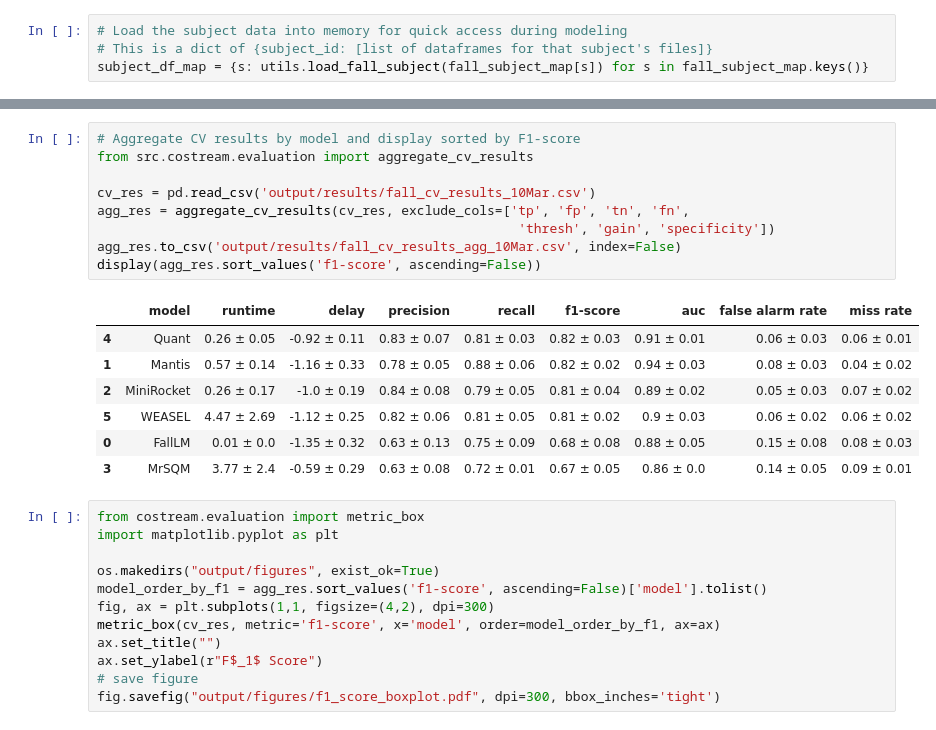
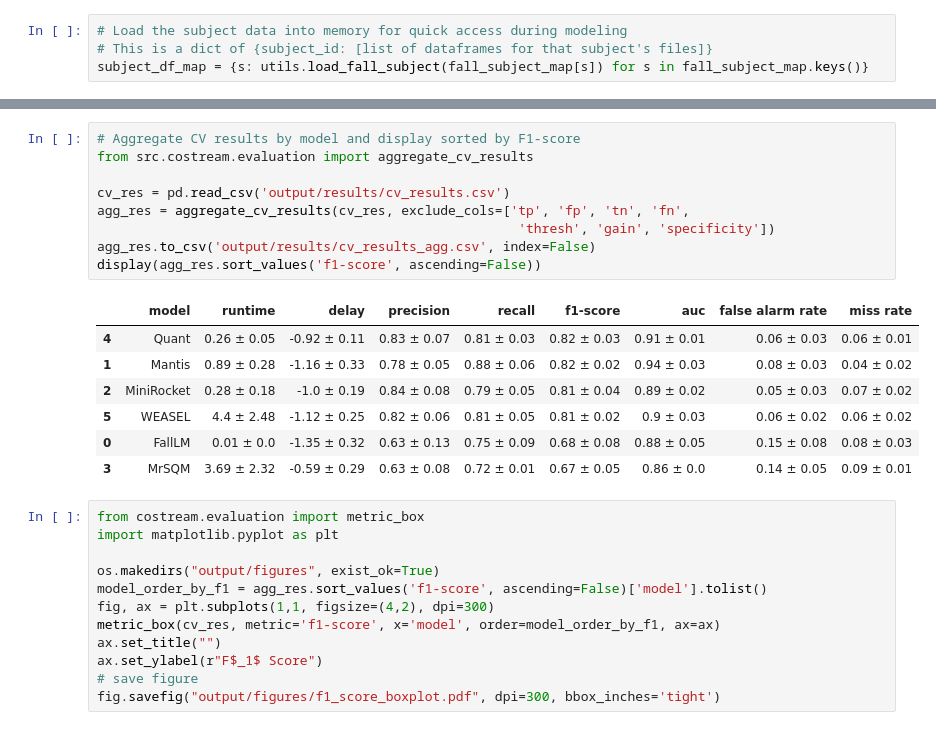
Before and after one commit to mlgig/fall-lm, a Jupyter notebook: experiments.ipynb, the cells around one changed output, grey strips where cells are left out. Cells and saved outputs as stored; diff of their text form.

```diff
--- a/experiments.ipynb
+++ b/experiments.ipynb
@@ -195,20 +183,20 @@ Name: f1-score, dtype: float64
 # %%
 # Aggregate CV results by model and display sorted by F1-score
 from src.costream.evaluation import aggregate_cv_results
 
-cv_res = pd.read_csv('output/results/fall_cv_results_10Mar.csv')
+cv_res = pd.read_csv('output/results/cv_results.csv')
 agg_res = aggregate_cv_results(cv_res, exclude_cols=['tp', 'fp', 'tn', 'fn',
                                                       'thresh', 'gain', 'specificity'])
-agg_res.to_csv('output/results/fall_cv_results_agg_10Mar.csv', index=False)
+agg_res.to_csv('output/results/cv_results_agg.csv', index=False)
 display(agg_res.sort_values('f1-score', ascending=False))
 # %% [output]
 |  | model | runtime | delay | precision | recall | f1-score | auc | false alarm rate | miss rate |
 | 4 | Quant | 0.26 ± 0.05 | -0.92 ± 0.11 | 0.83 ± 0.07 | 0.81 ± 0.03 | 0.82 ± 0.03 | 0.91 ± 0.01 | 0.06 ± 0.03 | 0.06 ± 0.01 |
-| 1 | Mantis | 0.57 ± 0.14 | -1.16 ± 0.33 | 0.78 ± 0.05 | 0.88 ± 0.06 | 0.82 ± 0.02 | 0.94 ± 0.03 | 0.08 ± 0.03 | 0.04 ± 0.02 |
-| 2 | MiniRocket | 0.26 ± 0.17 | -1.0 ± 0.19 | 0.84 ± 0.08 | 0.79 ± 0.05 | 0.81 ± 0.04 | 0.89 ± 0.02 | 0.05 ± 0.03 | 0.07 ± 0.02 |
-| 5 | WEASEL | 4.47 ± 2.69 | -1.12 ± 0.25 | 0.82 ± 0.06 | 0.81 ± 0.05 | 0.81 ± 0.02 | 0.9 ± 0.03 | 0.06 ± 0.02 | 0.06 ± 0.02 |
+| 1 | Mantis | 0.89 ± 0.28 | -1.16 ± 0.33 | 0.78 ± 0.05 | 0.88 ± 0.06 | 0.82 ± 0.02 | 0.94 ± 0.03 | 0.08 ± 0.03 | 0.04 ± 0.02 |
+| 2 | MiniRocket | 0.28 ± 0.18 | -1.0 ± 0.19 | 0.84 ± 0.08 | 0.79 ± 0.05 | 0.81 ± 0.04 | 0.89 ± 0.02 | 0.05 ± 0.03 | 0.07 ± 0.02 |
+| 5 | WEASEL | 4.4 ± 2.48 | -1.12 ± 0.25 | 0.82 ± 0.06 | 0.81 ± 0.05 | 0.81 ± 0.02 | 0.9 ± 0.03 | 0.06 ± 0.02 | 0.06 ± 0.02 |
 | 0 | FallLM | 0.01 ± 0.0 | -1.35 ± 0.32 | 0.63 ± 0.13 | 0.75 ± 0.09 | 0.68 ± 0.08 | 0.88 ± 0.05 | 0.15 ± 0.08 | 0.08 ± 0.03 |
-| 3 | MrSQM | 3.77 ± 2.4 | -0.59 ± 0.29 | 0.63 ± 0.08 | 0.72 ± 0.01 | 0.67 ± 0.05 | 0.86 ± 0.0 | 0.14 ± 0.05 | 0.09 ± 0.01 |
+| 3 | MrSQM | 3.69 ± 2.32 | -0.59 ± 0.29 | 0.63 ± 0.08 | 0.72 ± 0.01 | 0.67 ± 0.05 | 0.86 ± 0.0 | 0.14 ± 0.05 | 0.09 ± 0.01 |
 # %%
 from costream.evaluation import metric_box
 import matplotlib.pyplot as plt
```
Also changed, not shown: parts of 10 cells of this notebook, 22 other files.
